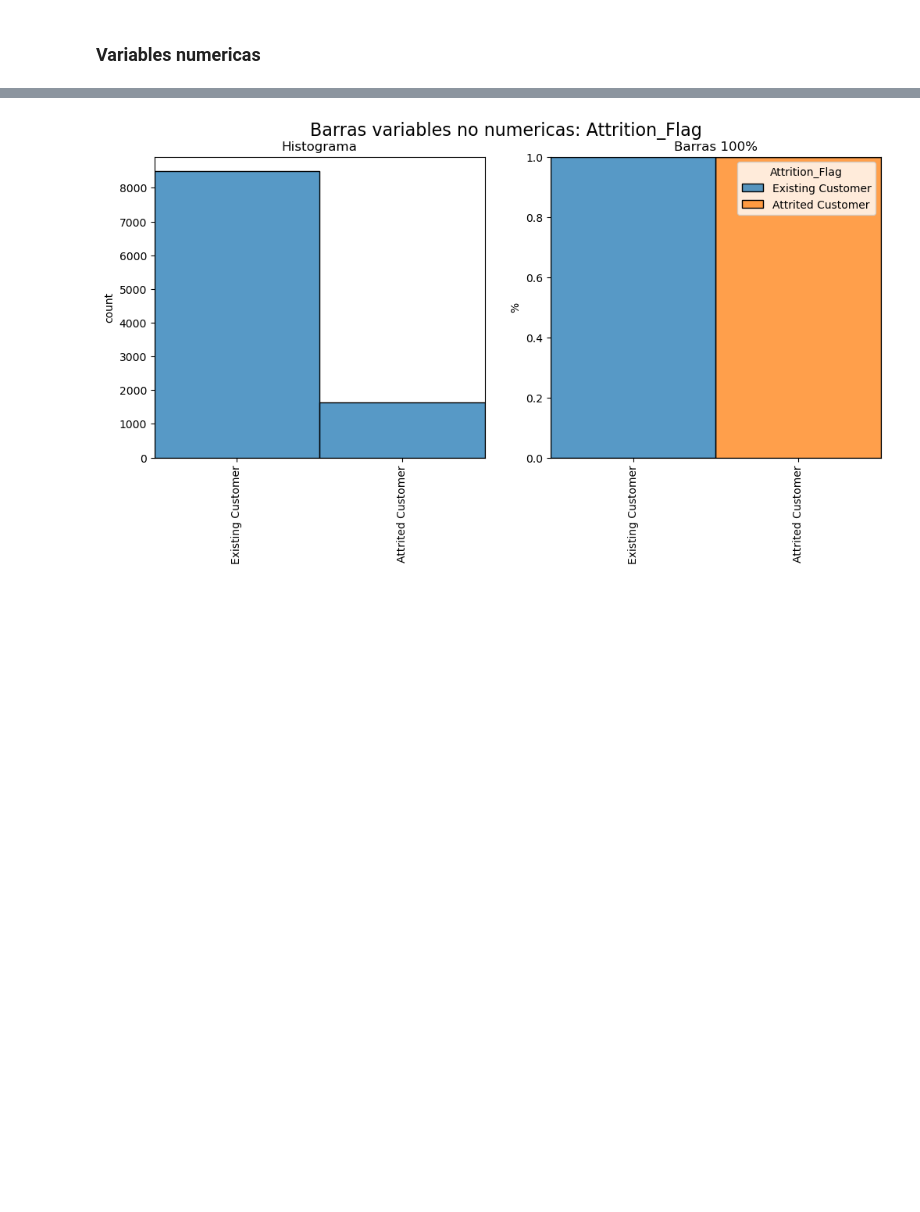
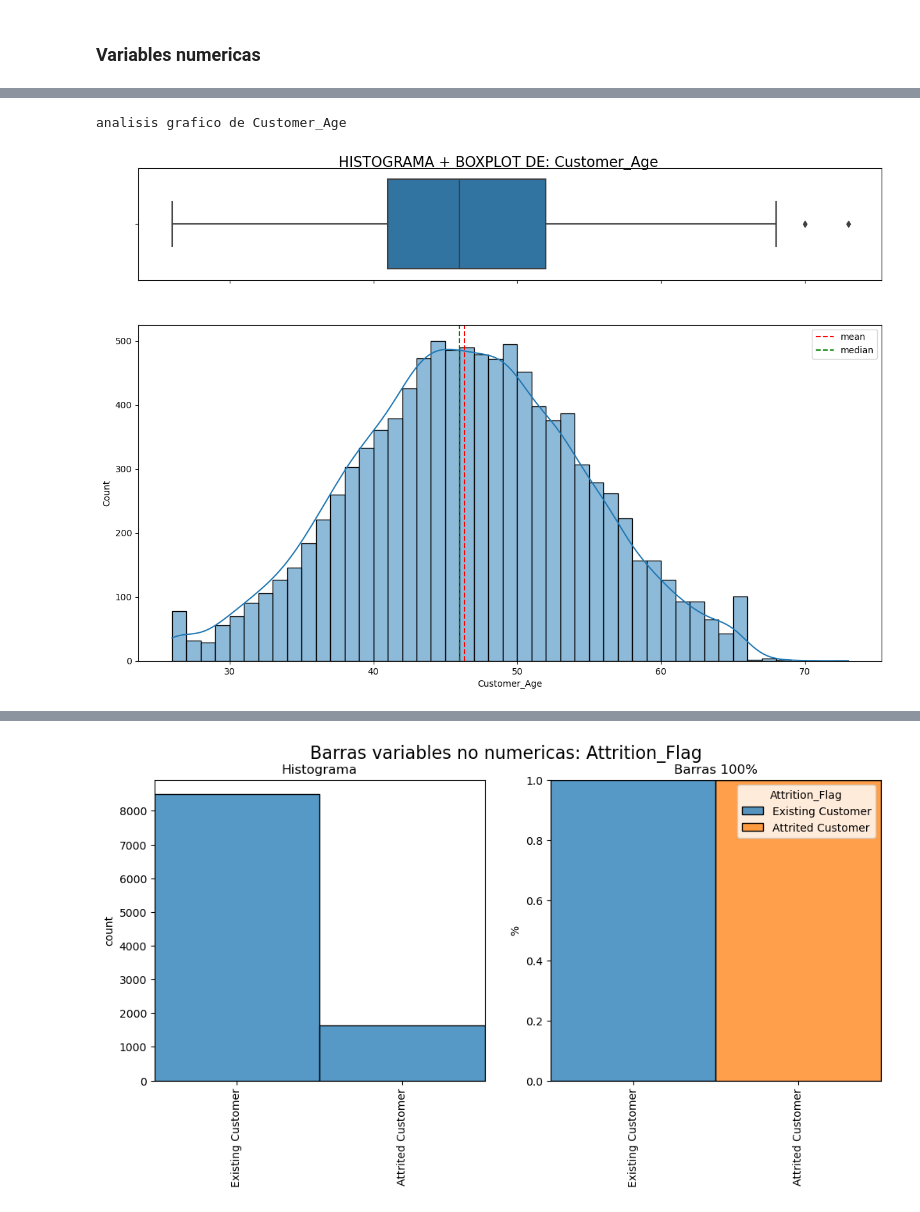
Before and after one commit to juampa95/customer-churn-ds, a Jupyter notebook: EDA.ipynb, the cells around one changed output, grey strips where cells are left out. Drawn from its saved outputs; the diff is of its cells as text; code cells hidden in the pictures; blank space fills up the shorter version.

```diff
--- a/EDA.ipynb
+++ b/EDA.ipynb
@@ -90,0 +73,8 @@ for i in range(len(var_num)):
+# %%
+print(f'analisis grafico de {var_num[0]}')
+# %% [output]
+analisis grafico de Customer_Age
+# %%
+hist_box(var_num[0],None)
+# %% [output]
+[figure, added]
```
Also changed, not shown: parts of 64 cells of this notebook, 7 other files.
